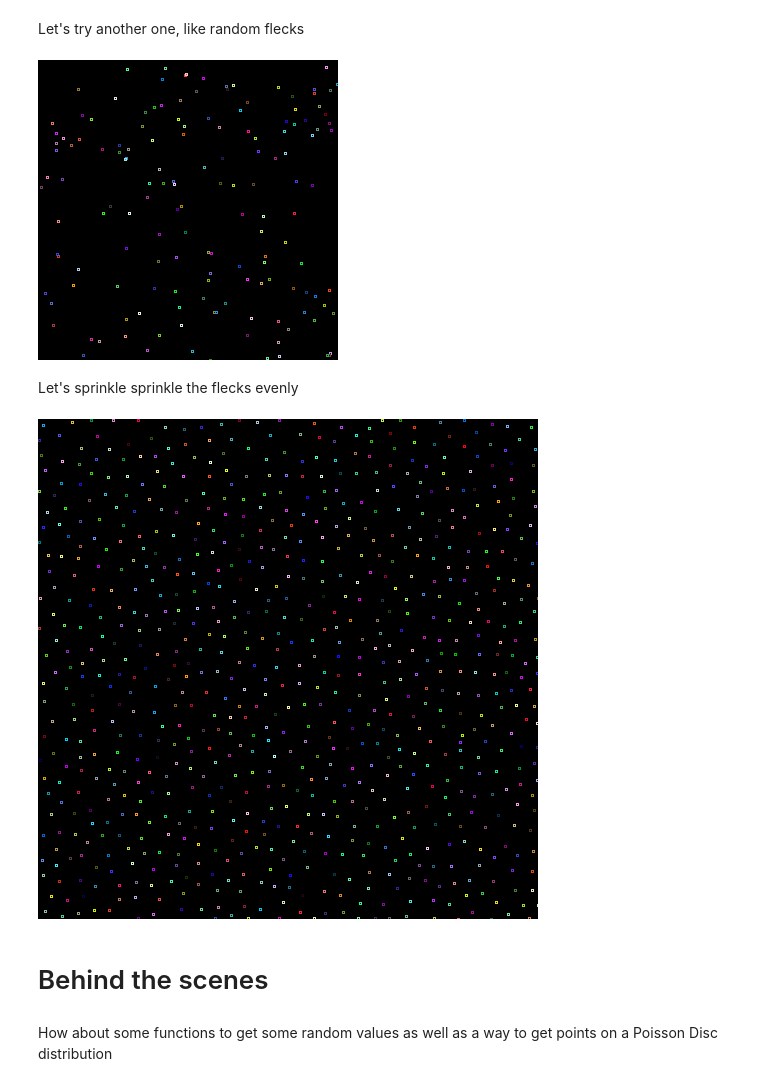
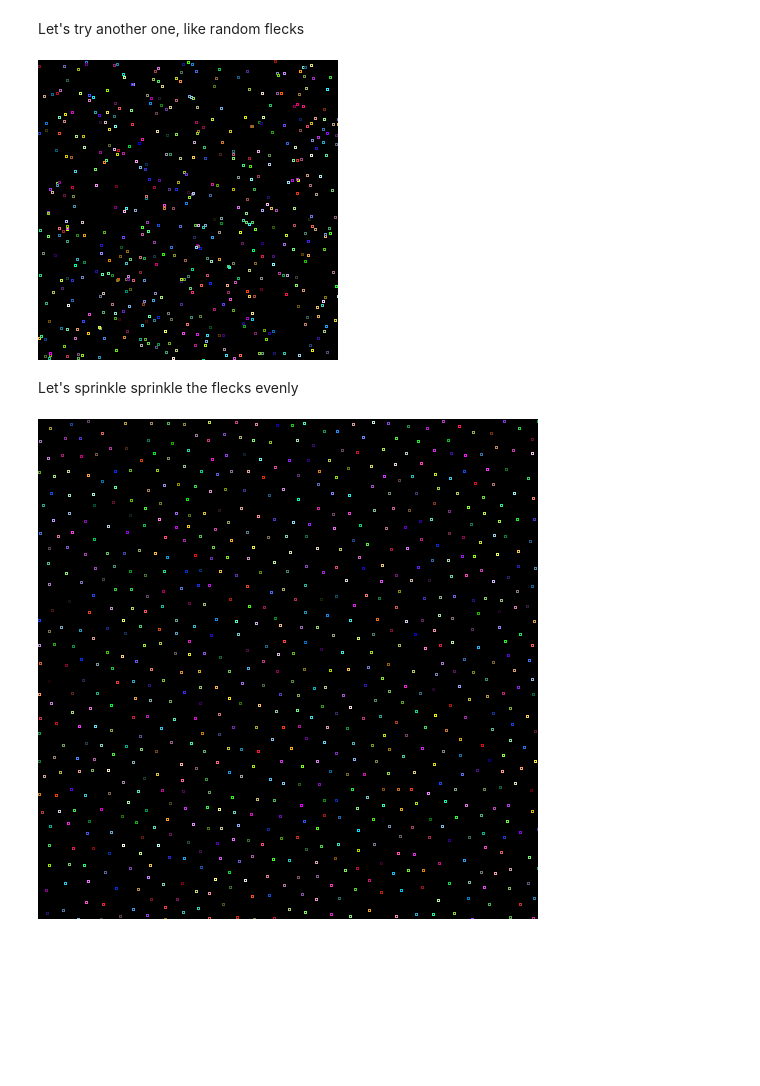
Before and after one commit to maiatoday/HelloNotebook, a Jupyter notebook: HelloNotebook.ipynb, the cells around one changed output. Saved outputs shown, nothing was run; the diff lists cells and outputs as text; code cells hidden in the pictures; blank space fills up the shorter version.

```diff
--- a/HelloNotebook.ipynb
+++ b/HelloNotebook.ipynb
@@ -35,32 +183,24 @@ val ovalCount = 150
 # %% [markdown]
 Let's try another one, like random flecks
 # %%
-canvas {size ->
-    background = Color.BLACK
-    clearRect(0, 0, size.width, size.height)
-    repeat(150) {
+canvas { width, height ->
+    repeat(500) {
         color = randomColor()
-        val p = randomOffset(size)
+        val p = randomOffset(width, height)
         drawRect(p.x, p.y, 2, 2)
     }
 }
 # %% [output]
-[figure, old version]
+[figure, new version]
 # %% [markdown]
 Let's sprinkle sprinkle the flecks evenly
 # %%
-canvas(Size(500, 500)) { size ->
-    background = Color.BLACK
-    clearRect(0, 0, size.width, size.height)
-    val stars = buildPoissonDiscPoints(size, 15f)
+canvas(500, 500) { width, height ->
+    val stars = buildPoissonDiscPoints(width, height, 15f)
     for (s in stars) {
         color = randomColor()
         drawRect(s.x, s.y, 2, 2)
     }
 }
 # %% [output]
-[figure, old version]
+[figure, new version]
-# %% [markdown]
-# Behind the scenes
-# %% [markdown]
-How about some functions to get some random values as well as a way to get points on a Poisson Disc distribution
```
Also changed, not shown: parts of 14 cells of this notebook.
